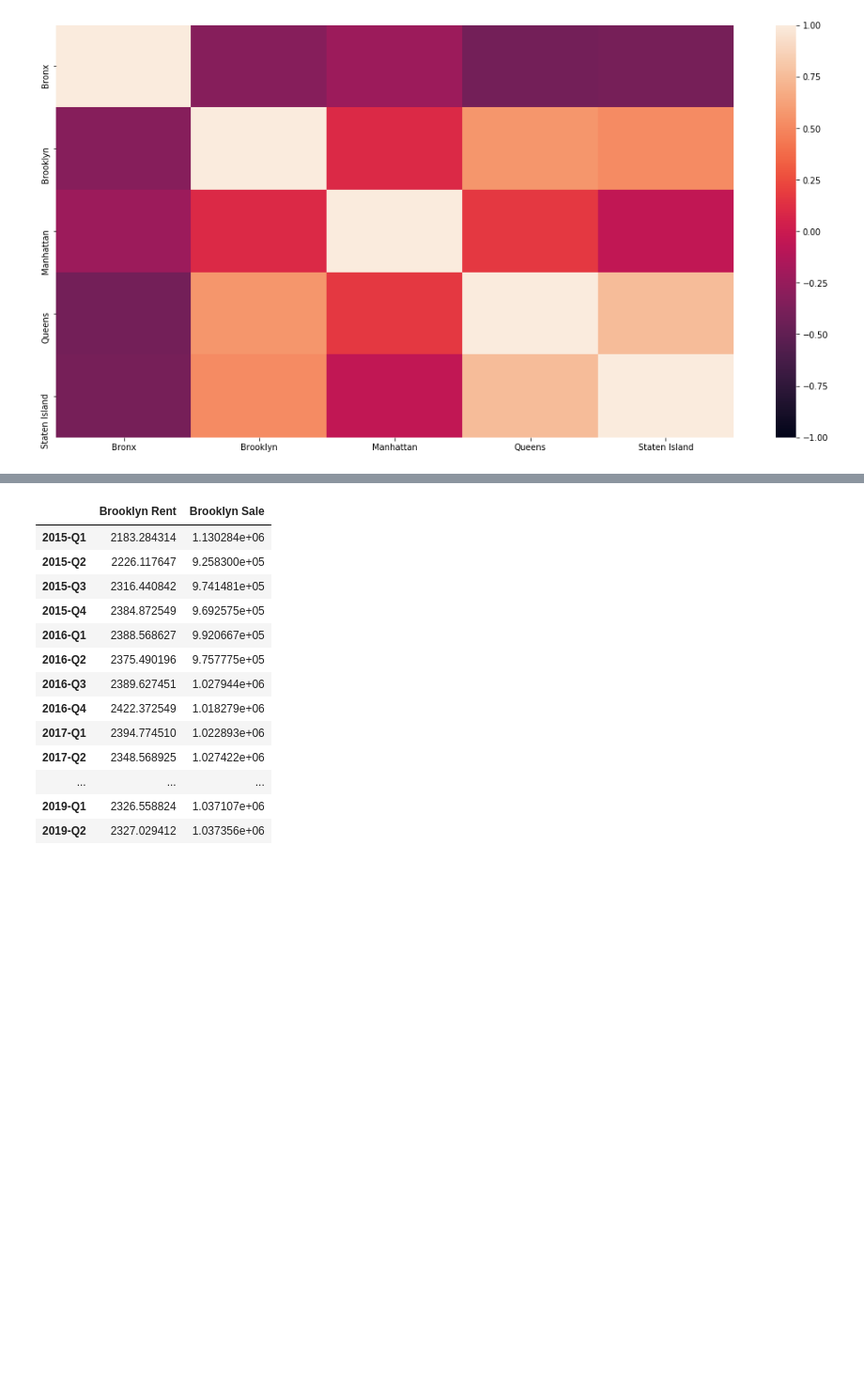
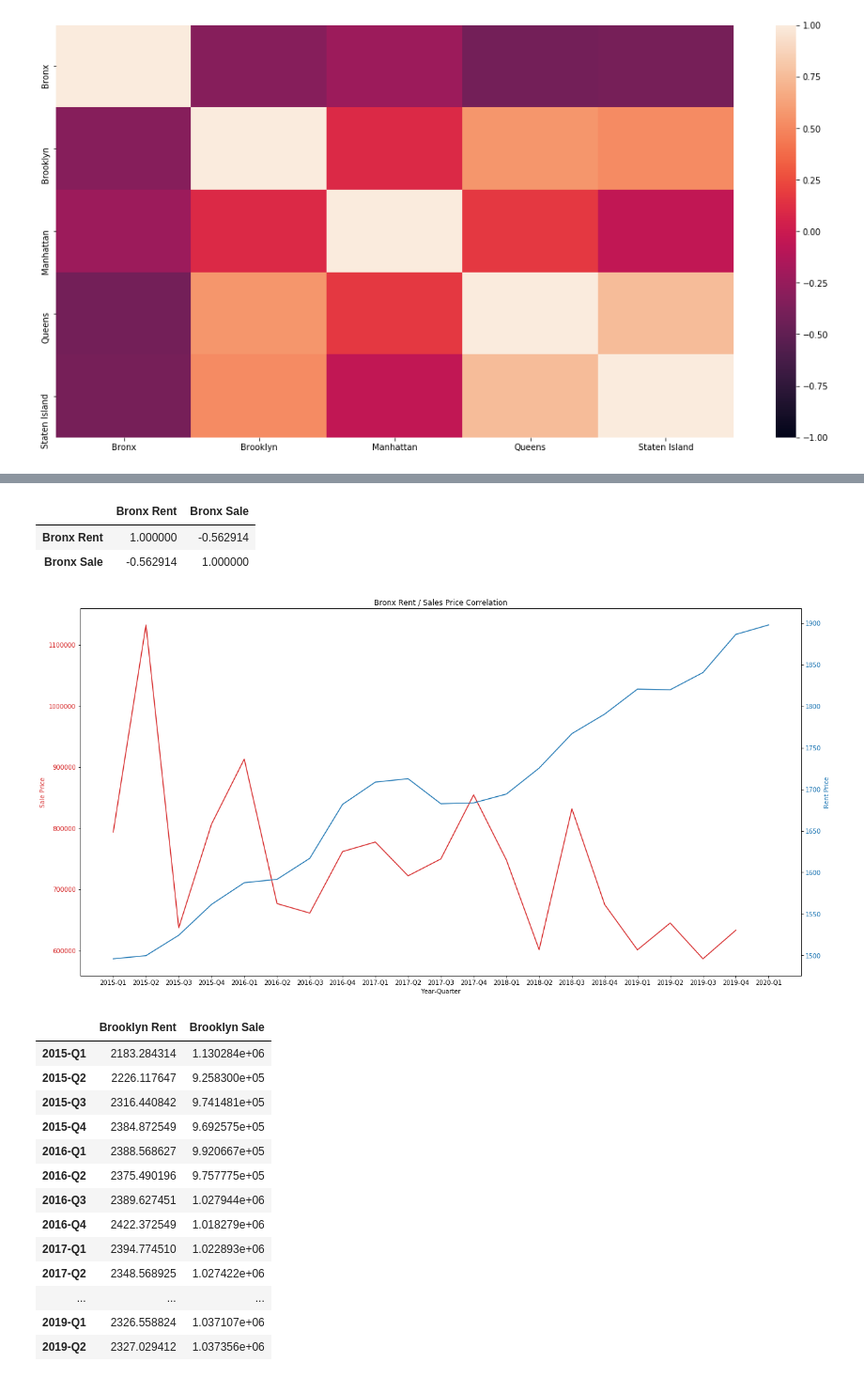
Before and after one commit to ShakedRj/NYC_Real_Estate, a Jupyter notebook: rent_sale_analysis.ipynb, the cells around one changed output, grey strips where cells are left out. Shown at 94% size. Drawn from its saved outputs; the diff is of its cells as text; code cells hidden in the pictures; blank space fills up the shorter version.

Commit message:
Updates Bronx graph - FINAL VERSION

```diff
--- a/rent_sale_analysis.ipynb
+++ b/rent_sale_analysis.ipynb
@@ -99,3 +102,10 @@ sns.heatmap(quarter_sale_correlation, vmin=-1, vmax=1)
 # %% [output]
 <matplotlib.axes._subplots.AxesSubplot at 0x...>
 [figure]
+# %%
+# Create a new database for Bronx rent and sales prices
+index=('2015-Q1','2015-Q2','2015-Q3','2015-Q4','2016-Q1','2016-Q2','2016-Q3','2016-Q4','2017-Q1','2017-Q2','2017-Q3','2017-Q4','2018-Q1','2018-Q2','2018-Q3','2018-Q4','2019-Q1','2019-Q2','2019-Q3','2019-Q4','2020-Q1')
+quarter_rent_sale_bronx=pd.DataFrame(index = index)
+quarter_rent_sale_bronx['Bronx Rent']=quarter_rent_df['Bronx']
+quarter_rent_sale_bronx['Bronx Sale']=quarter_sale_df['Bronx']
+quarter_rent_sale_bronx
@@ -102,3 +130,33 @@ sns.heatmap(quarter_sale_correlation, vmin=-1, vmax=1)
+# %%
+# Determine if Bronx rent and sales prices are correlated
+correlation_rent_sale_bronx = quarter_rent_sale_bronx.corr()
+correlation_rent_sale_bronx
+# %% [output]
+|  | Bronx Rent | Bronx Sale |
+| Bronx Rent | 1.000000 | -0.562914 |
+| Bronx Sale | -0.562914 | 1.000000 |
+# %%
+# Map Bronx rent and sales price correlation
+fig, ax1 = plt.subplots()
+
+color = 'tab:red'
+ax1.set_xlabel('Year-Quarter')
+ax1.set_ylabel('Sale Price', color=color)
+ax1.plot(quarter_rent_sale_bronx.index, quarter_rent_sale_bronx['Bronx Sale'], color=color)
+ax1.tick_params(axis='y', labelcolor=color)
+
+ax2 = ax1.twinx()  # instantiate a second axes that shares the same x-axis
+
+color = 'tab:blue'
+ax2.set_ylabel('Rent Price', color=color)  # we already handled the x-label with ax1
+ax2.plot(quarter_rent_sale_bronx.index, quarter_rent_sale_bronx['Bronx Rent'], color=color)
+ax2.tick_params(axis='y', labelcolor=color)
+
+fig.tight_layout()  # otherwise the right y-label is slightly clipped
+plt.title('Bronx Rent / Sales Price Correlation')
+plt.show()
+# %% [output]
+[figure, added]
 # %%
 # Create a new database for Brooklyn rent and sales prices
 index=('2015-Q1','2015-Q2','2015-Q3','2015-Q4','2016-Q1','2016-Q2','2016-Q3','2016-Q4','2017-Q1','2017-Q2','2017-Q3','2017-Q4','2018-Q1','2018-Q2','2018-Q3','2018-Q4','2019-Q1','2019-Q2','2019-Q3','2019-Q4','2020-Q1')
```
Also changed, not shown: parts of 2 cells of this notebook.
